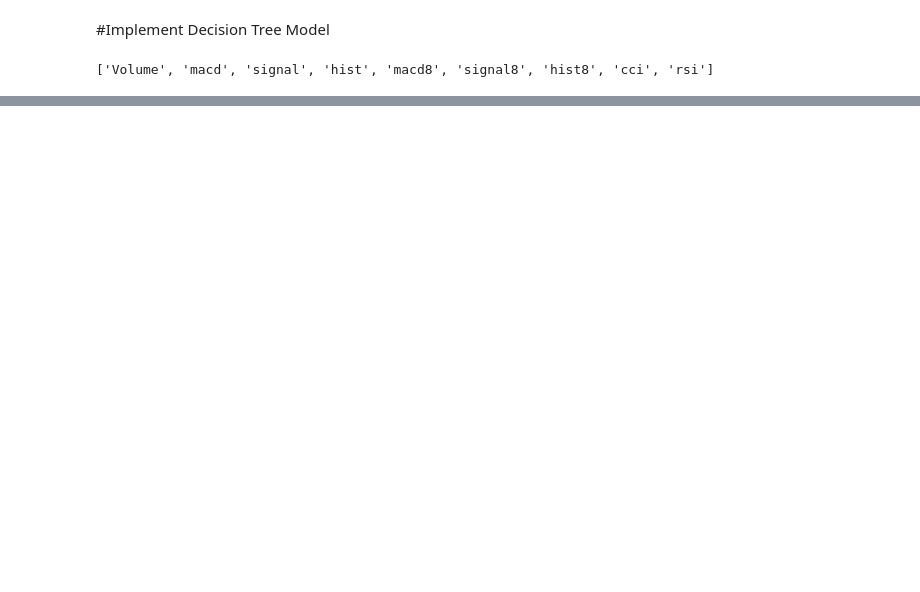
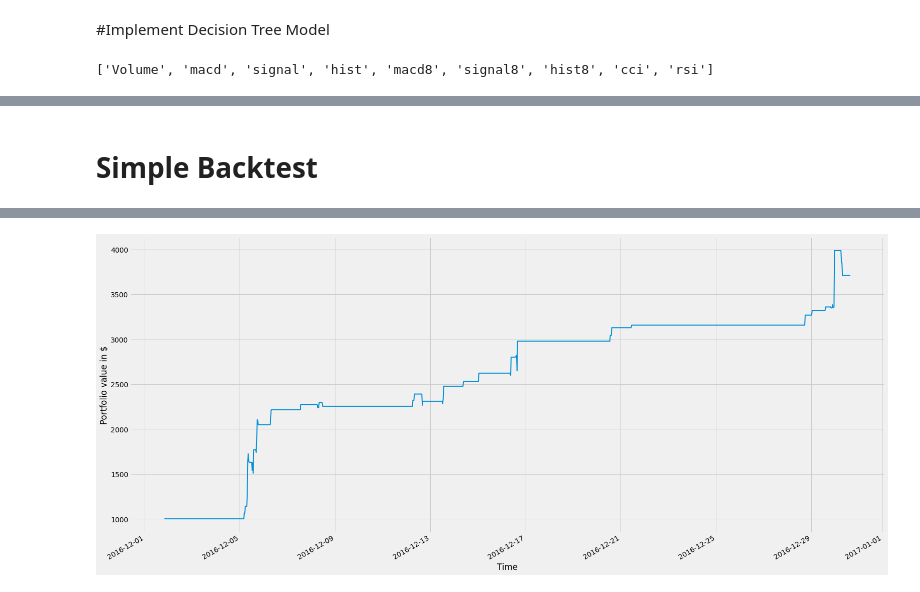
Before and after one commit to ayoubbensakhria/finance_algo, a Jupyter notebook: FXPROBOT.ipynb, the cells around one changed output, grey strips where cells are left out. Cells and saved outputs as stored; diff of their text form; code cells hidden in the pictures; blank space fills up the shorter version.

Commit message:
Backtest strategy

```diff
--- a/FXPROBOT.ipynb
+++ b/FXPROBOT.ipynb
@@ -227,0 +260,46 @@ tree.plot_tree(rfc.estimators_[0],
+# %% [markdown]
+# Simple Backtest
+# %%
+# Set the initial capital
+initial_capital= float(1000.0)
+leverage = 100
+# Create a DataFrame `positions`
+positions = pd.DataFrame(index=ddf['predicted_signal'].index).fillna(0.0)
+
+# Buy n share
+vol = leverage * initial_capital
+positions['EURUSD'] = lots*ddf['predicted_signal']
+
+# Initialize the portfolio with value owned
+portfolio = positions.multiply(ddf['Close'], axis=0)
+
+# Store the difference in shares owned
+pos_diff = positions.diff()
+
+# Add `holdings` to portfolio
+portfolio['holdings'] = (positions.multiply(ddf['Close'], axis=0)).sum(axis=1)
+
+# Add `cash` to portfolio
+portfolio['cash'] = initial_capital - (pos_diff.multiply(ddf['Close'], axis=0)).sum(axis=1).cumsum()
+
+# Add `total` to portfolio
+portfolio['total'] = round(portfolio['cash'] + portfolio['holdings'], 2)
+
+# Add `returns` to portfolio
+portfolio['returns'] = portfolio['total'].pct_change()
+
+# Create a figure
+fig = plt.figure()
+
+ax1 = fig.add_subplot(111, ylabel='Portfolio value in $')
+
+# Plot the equity curve in dollars
+portfolio.total.plot(ax=ax1, lw=2.)
+
+
+# Print the first lines of `portfolio`
+print(portfolio.tail())
+
+# Show the plot
+plt.show()
+# %% [output]
@@ -227,0 +313 @@ tree.plot_tree(rfc.estimators_[0],
+[figure, added]
```
Also changed, not shown: parts of 7 cells of this notebook.
